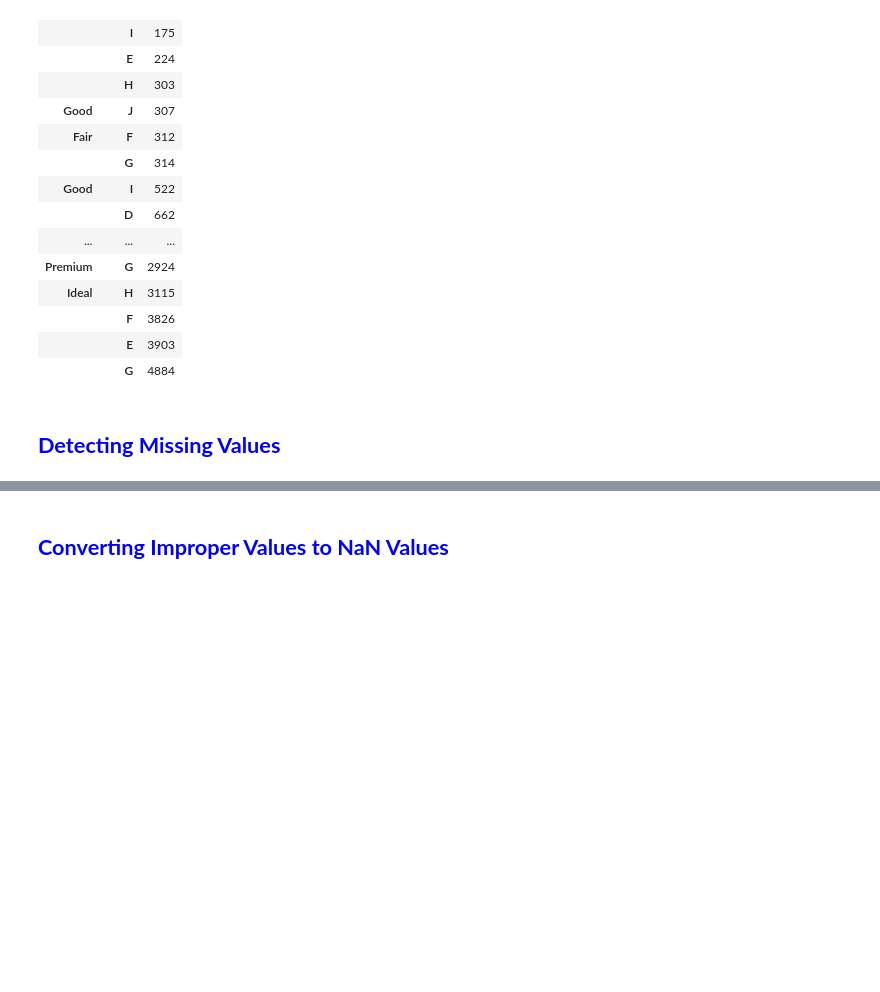
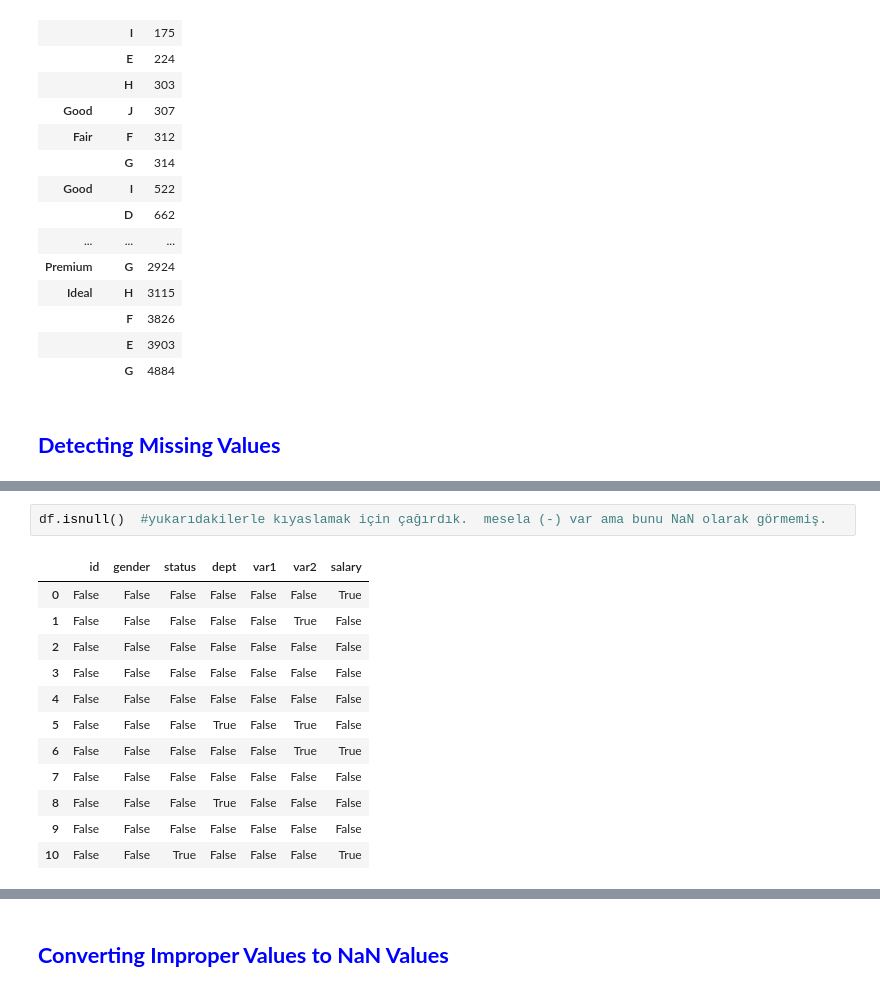
Before and after one commit to fulyacelebii/vscode, a Jupyter notebook: Pandas_PreClass_6 (Groupby & Missing Values) 22.03.24.ipynb, the cells around one changed output, grey strips where cells are left out. Drawn from its saved outputs; the diff is of its cells as text; blank space fills up the shorter version.

```diff
--- a/Pandas_PreClass_6 (Groupby & Missing Values) 22.03.24.ipynb
+++ b/Pandas_PreClass_6 (Groupby & Missing Values) 22.03.24.ipynb
@@ -228,0 +338,15 @@ df.groupby(["cut","color"])[["price"]].count().sort_values(by="price")
+# %%
+df.isnull()  #yukarıdakilerle kıyaslamak için çağırdık.  mesela (-) var ama bunu NaN olarak görmemiş.
+# %% [output]
+|  | id | gender | status | dept | var1 | var2 | salary |
+| 0 | False | False | False | False | False | False | True |
+| 1 | False | False | False | False | False | True | False |
+| 2 | False | False | False | False | False | False | False |
+| 3 | False | False | False | False | False | False | False |
+| 4 | False | False | False | False | False | False | False |
+| 5 | False | False | False | True | False | True | False |
+| 6 | False | False | False | False | False | True | True |
+| 7 | False | False | False | False | False | False | False |
+| 8 | False | False | False | True | False | False | False |
+| 9 | False | False | False | False | False | False | False |
+| 10 | False | False | True | False | False | False | True |
```
Also changed, not shown: parts of 39 cells of this notebook.
